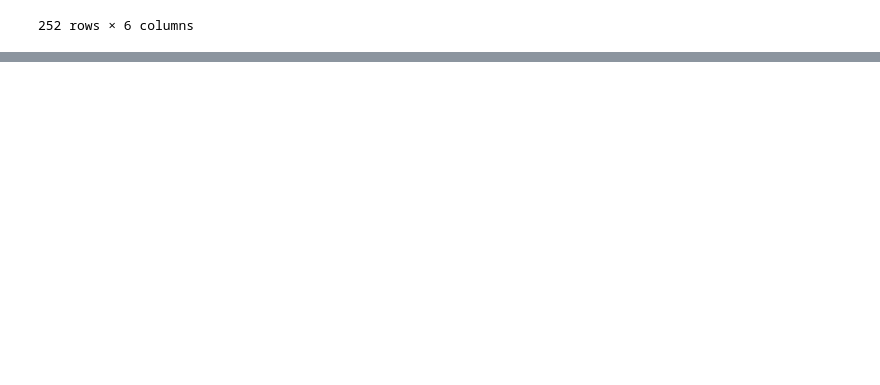
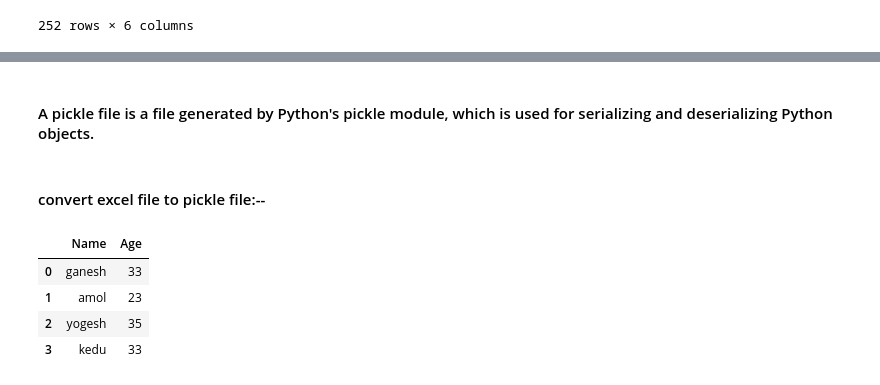
Before and after one commit to ganeshbgunjal/Data-Analysis-Libraries, a Jupyter notebook: 4 Reading data from different sources.ipynb, the cells around one changed output, grey strips where cells are left out. Drawn from its saved outputs; the diff is of its cells as text; code cells hidden in the pictures; blank space fills up the shorter version.

```diff
--- a/4 Reading data from different sources.ipynb
+++ b/4 Reading data from different sources.ipynb
@@ -113,0 +123,4 @@ df4[0]
+# %% [markdown]
+#### A pickle file is a file generated by Python's pickle module, which is used for serializing and deserializing Python objects.
+# %% [markdown]
+#### convert excel file to pickle file:--
@@ -113,0 +129,8 @@ df4[0]
+# %%
+pd.read_pickle('df_pickle')
+# %% [output]
+|  | Name | Age |
+| 0 | ganesh | 33 |
+| 1 | amol | 23 |
+| 2 | yogesh | 35 |
+| 3 | kedu | 33 |
```
Also changed, not shown: parts of 2 cells of this notebook.
